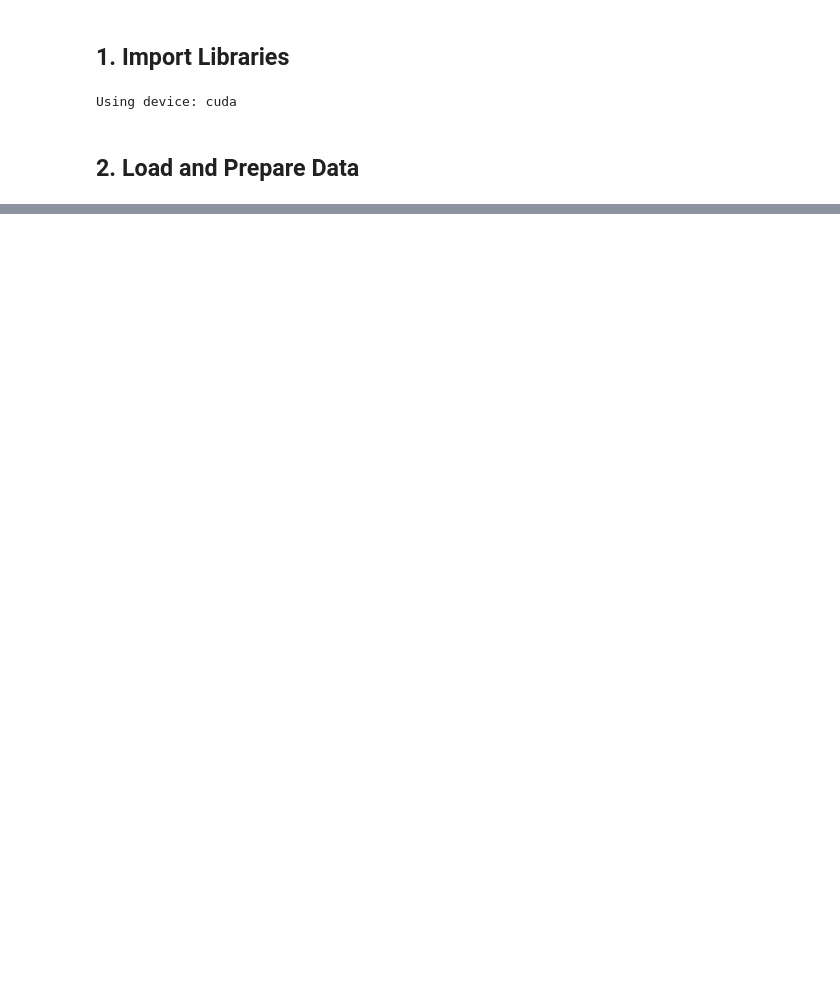
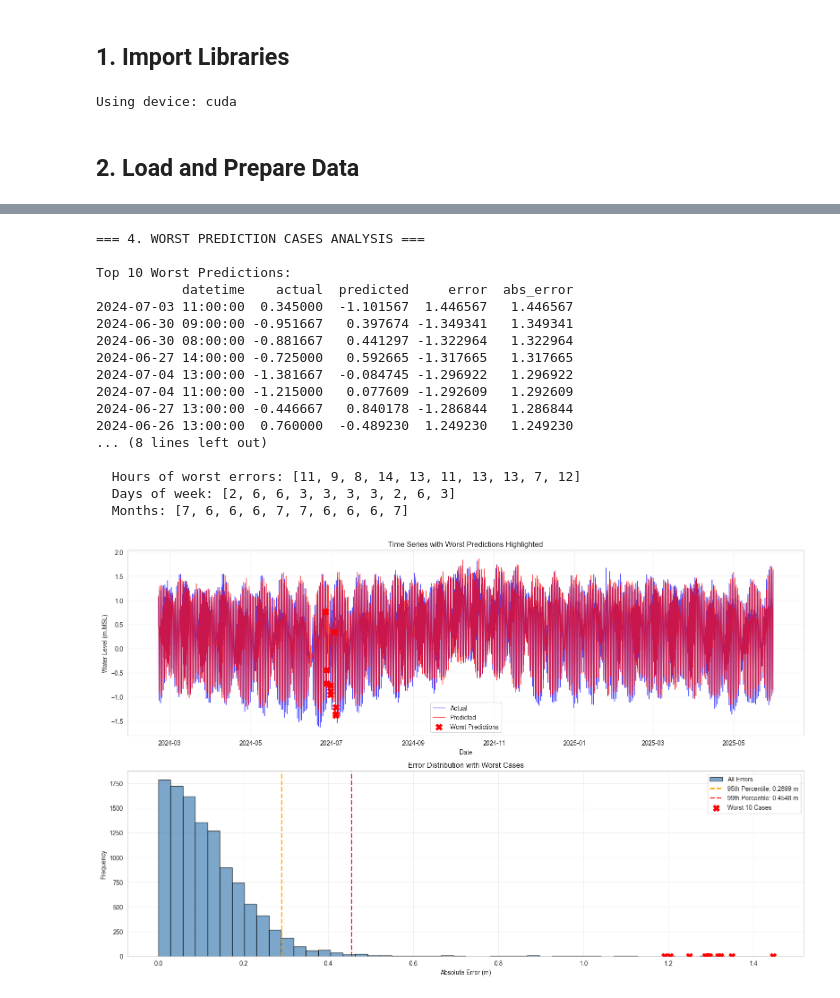
Before and after one commit to dniamsaard4codework/CPDSAI_Project, a Jupyter notebook: modelling.ipynb, the cells around one changed output, grey strips where cells are left out. Drawn from its saved outputs; the diff is of its cells as text; code cells hidden in the pictures; blank space fills up the shorter version.

```diff
--- a/modelling.ipynb
+++ b/modelling.ipynb
@@ -678,0 +1478,80 @@ This notebook successfully implements and compares multiple approaches for 24-ho
+# %%
+# 4. Worst Prediction Cases Analysis
+print("\n=== 4. WORST PREDICTION CASES ANALYSIS ===")
+
+# Find worst predictions (top 10 by absolute error)
+worst_indices = np.argsort(abs_errors)[-10:][::-1]
+worst_errors_df = pd.DataFrame({
+    'datetime': test_index_aligned[worst_indices],
+    'actual': y_test_aligned[worst_indices],
+    'predicted': best_predictions[worst_indices],
+    'error': errors[worst_indices],
+    'abs_error': abs_errors[worst_indices]
+})
+
+print("\nTop 10 Worst Predictions:")
+print(worst_errors_df.to_string(index=False))
+
+# Analyze characteristics of worst predictions
+print("\nCharacteristics of Worst Predictions:")
+print(f"  Mean Actual Water Level: {worst_errors_df['actual'].mean():.4f} m")
+print(f"  Mean Predicted Water Level: {worst_errors_df['predicted'].mean():.4f} m")
+print(f"  Mean Error: {worst_errors_df['error'].mean():.4f} m")
+print(f"  Mean Absolute Error: {worst_errors_df['abs_error'].mean():.4f} m")
+
+# Check if worst errors occur during specific conditions
+worst_datetimes = worst_errors_df['datetime']
+if isinstance(worst_datetimes.iloc[0], pd.Timestamp):
+    print(f"\n  Hours of worst errors: {worst_datetimes.dt.hour.tolist()}")
+    print(f"  Days of week: {worst_datetimes.dt.dayofweek.tolist()}")
+    print(f"  Months: {worst_datetimes.dt.month.tolist()}")
+
+# Visualize worst cases
+fig, axes = plt.subplots(2, 1, figsize=(16, 10))
+
+# Time series with worst errors highlighted
+axes[0].plot(test_index_aligned, y_test_aligned, label='Actual', color='blue', alpha=0.7, linewidth=1)
+axes[0].plot(test_index_aligned, best_predictions, label='Predicted', color='red', alpha=0.7, linewidth=1)
+axes[0].scatter(worst_errors_df['datetime'], worst_errors_df['actual'],
+                color='red', s=100, marker='X', label='Worst Predictions', zorder=5)
+axes[0].set_xlabel('Date')
+axes[0].set_ylabel('Water Level (m.MSL)')
+axes[0].set_title('Time Series with Worst Predictions Highlighted')
+axes[0].legend()
+axes[0].grid(True, alpha=0.3)
+
+# Error distribution with worst cases
+axes[1].hist(abs_errors, bins=50, color='steelblue', alpha=0.7, edgecolor='black', label='All Errors')
+axes[1].axvline(np.percentile(abs_errors, 95), color='orange', linestyle='--',
+                linewidth=2, label=f'95th Percentile: {np.percentile(abs_errors, 95):.4f} m')
+axes[1].axvline(np.percentile(abs_errors, 99), color='red', linestyle='--',
+                linewidth=2, label=f'99th Percentile: {np.percentile(abs_errors, 99):.4f} m')
+axes[1].scatter(worst_errors_df['abs_error'], [0]*len(worst_errors_df),
+                color='red', s=100, marker='X', label='Worst 10 Cases', zorder=5)
+axes[1].set_xlabel('Absolute Error (m)')
+axes[1].set_ylabel('Frequency')
+axes[1].set_title('Error Distribution with Worst Cases')
+axes[1].legend()
+axes[1].grid(True, alpha=0.3)
+
+plt.tight_layout()
+plt.show()
+# %% [output]
+=== 4. WORST PREDICTION CASES ANALYSIS ===
+
+Top 10 Worst Predictions:
+           datetime    actual  predicted     error  abs_error
+2024-07-03 11:00:00  0.345000  -1.101567  1.446567   1.446567
+2024-06-30 09:00:00 -0.951667   0.397674 -1.349341   1.349341
+2024-06-30 08:00:00 -0.881667   0.441297 -1.322964   1.322964
+2024-06-27 14:00:00 -0.725000   0.592665 -1.317665   1.317665
+2024-07-04 13:00:00 -1.381667  -0.084745 -1.296922   1.296922
+2024-07-04 11:00:00 -1.215000   0.077609 -1.292609   1.292609
+2024-06-27 13:00:00 -0.446667   0.840178 -1.286844   1.286844
+2024-06-26 13:00:00  0.760000  -0.489230  1.249230   1.249230
+... (8 lines left out)
+
+  Hours of worst errors: [11, 9, 8, 14, 13, 11, 13, 13, 7, 12]
+  Days of week: [2, 6, 6, 3, 3, 3, 3, 2, 6, 3]
+  Months: [7, 6, 6, 6, 7, 7, 6, 6, 6, 7]
+[figure, added]
```
Also changed, not shown: parts of 63 cells of this notebook, 6 other files.
